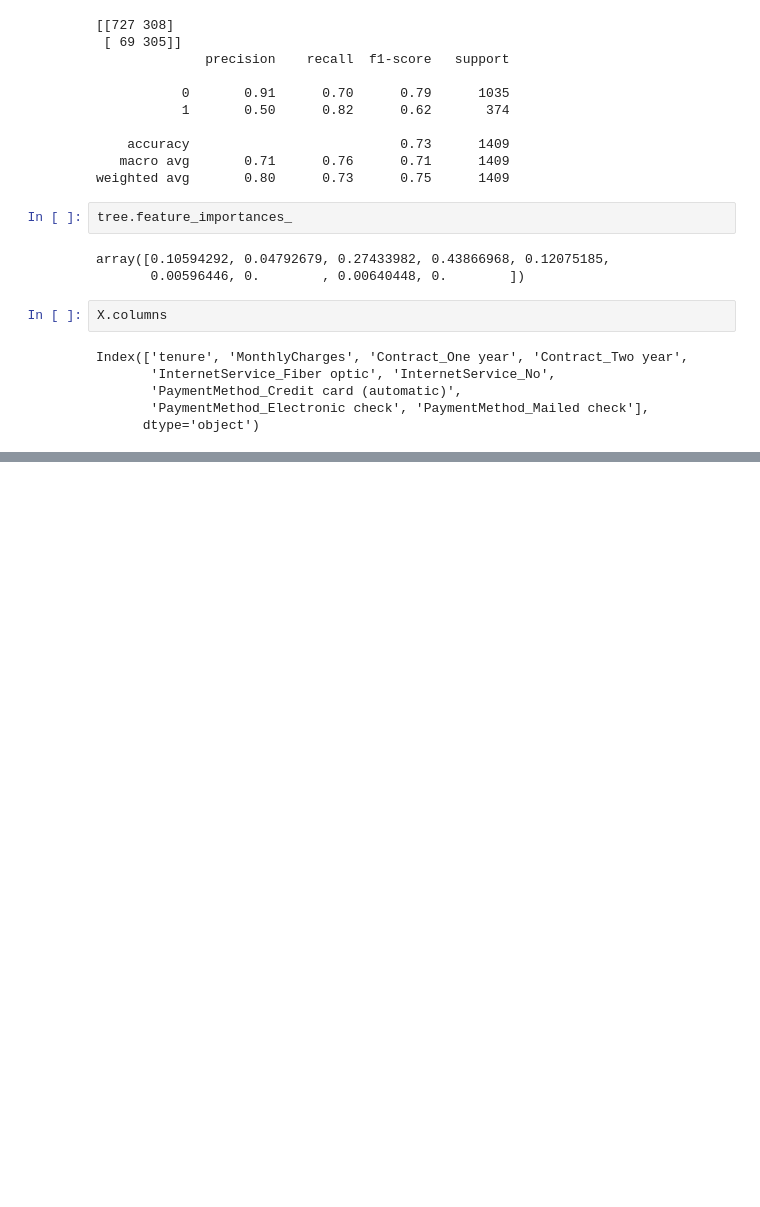
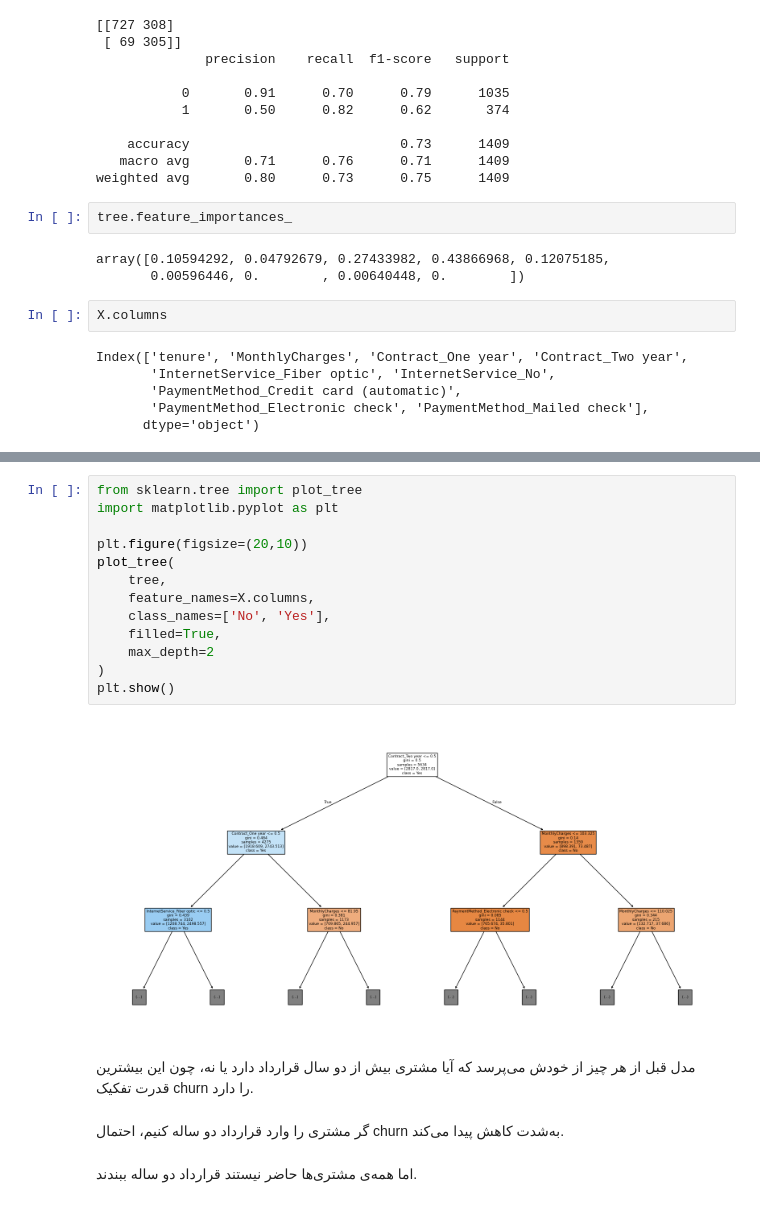
Before and after one commit to mehrdad1992/ai-product-journey, a Jupyter notebook: notebooks/1-data-preparation.ipynb, the cells around one changed output, grey strips where cells are left out. Drawn from its saved outputs; the diff is of its cells as text; blank space fills up the shorter version.

```diff
--- a/notebooks/1-data-preparation.ipynb
+++ b/notebooks/1-data-preparation.ipynb
@@ -518,0 +551,21 @@ Index(['tenure', 'MonthlyCharges', 'Contract_One year', 'Contract_Two year',
+# %%
+from sklearn.tree import plot_tree
+import matplotlib.pyplot as plt
+
+plt.figure(figsize=(20,10))
+plot_tree(
+    tree,
+    feature_names=X.columns,
+    class_names=['No', 'Yes'],
+    filled=True,
+    max_depth=2
+)
+plt.show()
+# %% [output]
+[figure, added]
+# %% [markdown]
+مدل قبل از هر چیز از خودش می‌پرسد که آیا مشتری بیش از دو سال قرارداد دارد یا نه، چون این بیشترین قدرت تفکیک churn را دارد.
+# %% [markdown]
+گر مشتری را وارد قرارداد دو ساله کنیم، احتمال churn به‌شدت کاهش پیدا می‌کند.
+# %% [markdown]
+اما همه‌ی مشتری‌ها حاضر نیستند قرارداد دو ساله ببندند.
```
Also changed, not shown: parts of 13 cells of this notebook.
